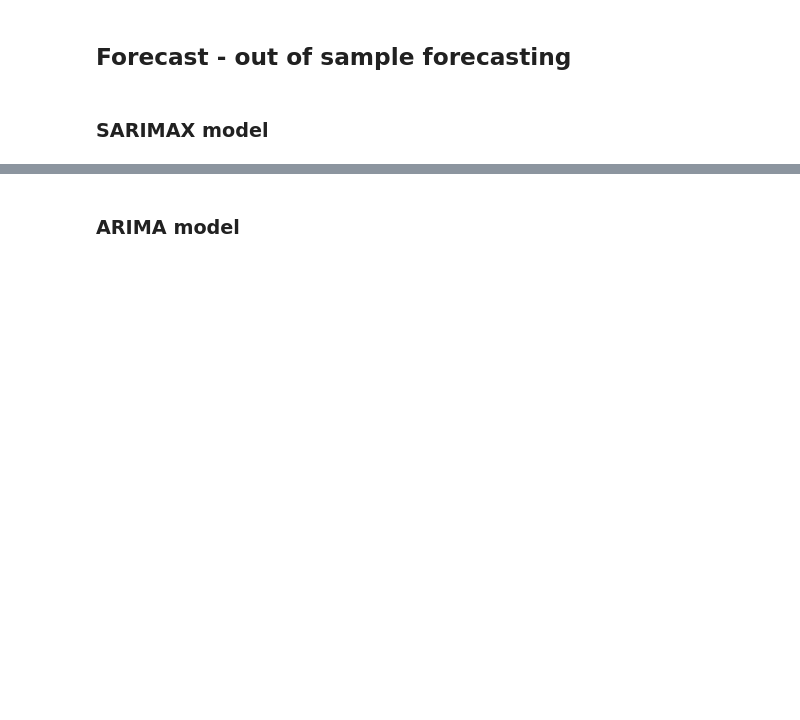
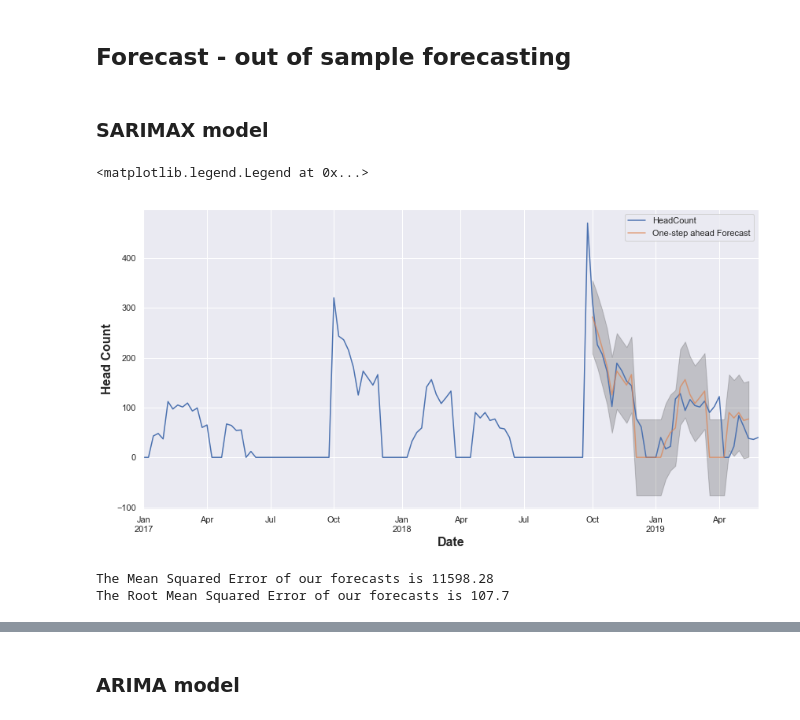
Before and after one commit to chris-pickford/TimeSeriesKb, a Jupyter notebook: Jupyter/main.ipynb, the cells around one changed output, grey strips where cells are left out. Saved outputs shown, nothing was run; the diff lists cells and outputs as text; code cells hidden in the pictures; blank space fills up the shorter version.

```diff
--- a/Jupyter/main.ipynb
+++ b/Jupyter/main.ipynb
@@ -514 +532,26 @@ model_fit.plot_predict(dynamic=False)
+# %%
+start_date = pd.to_datetime('2018-10-07')
+pred = results.get_prediction(start=start_date,end=start_date + timedelta(weeks=32), dynamic=False)
+pred_ci = pred.conf_int()
+ax = y['2017':].plot(label='observed')
+pred.predicted_mean.plot(ax=ax, label='One-step ahead Forecast', alpha=.7, figsize=(14, 7))
+ax.fill_between(pred_ci.index,
+                pred_ci.iloc[:, 0],
+                pred_ci.iloc[:, 1], color='k', alpha=.2)
+ax.set_xlabel('Date', fontsize=16,fontweight='bold')
+ax.set_ylabel('Head Count', fontsize=16,fontweight='bold')
+plt.legend()
+# %% [output]
+<matplotlib.legend.Legend at 0x...>
+[figure, added]
+# %%
+y_forecasted = pred.predicted_mean.values
+y_truth = y['2018-10-07':predictions.index.max()].values
+mse = ((y_forecasted - y_truth) ** 2).mean()
+print('The Mean Squared Error of our forecasts is {}'.format(round(mse, 2)))
+
+print('The Root Mean Squared Error of our forecasts is {}'.format(round(np.sqrt(mse), 2)))
+# %% [output]
+The Mean Squared Error of our forecasts is 11598.28
+The Root Mean Squared Error of our forecasts is 107.7
 # %%
```
Also changed, not shown: parts of 16 cells of this notebook.
